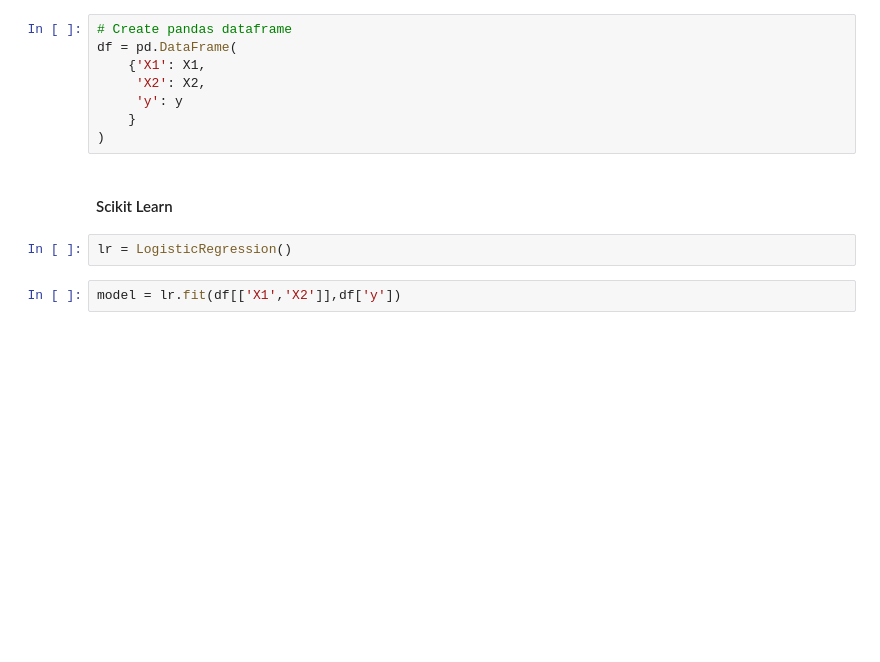
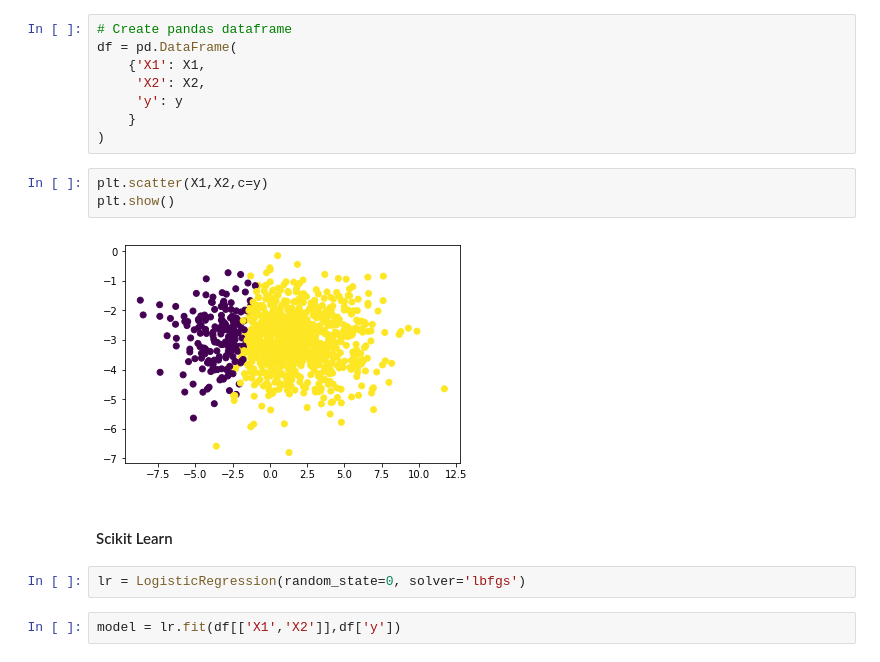
Before and after one commit to chansooligans/python-machine-learning-review, a Jupyter notebook: Machine Learning/Logistic Regression.ipynb, the cells around one changed output. Cells and saved outputs as stored; diff of their text form; blank space fills up the shorter version.

```diff
--- a/Machine Learning/Logistic Regression.ipynb
+++ b/Machine Learning/Logistic Regression.ipynb
@@ -29,10 +30,15 @@ df = pd.DataFrame(
      'y': y
     }
 )
+# %%
+plt.scatter(X1,X2,c=y)
+plt.show()
+# %% [output]
+[figure, added]
 # %% [markdown]
 #### Scikit Learn
 # %%
-lr = LogisticRegression()
+lr = LogisticRegression(random_state=0, solver='lbfgs')
 # %%
 model = lr.fit(df[['X1','X2']],df['y'])
 # %%
```
Also changed, not shown: parts of 9 cells of this notebook.
